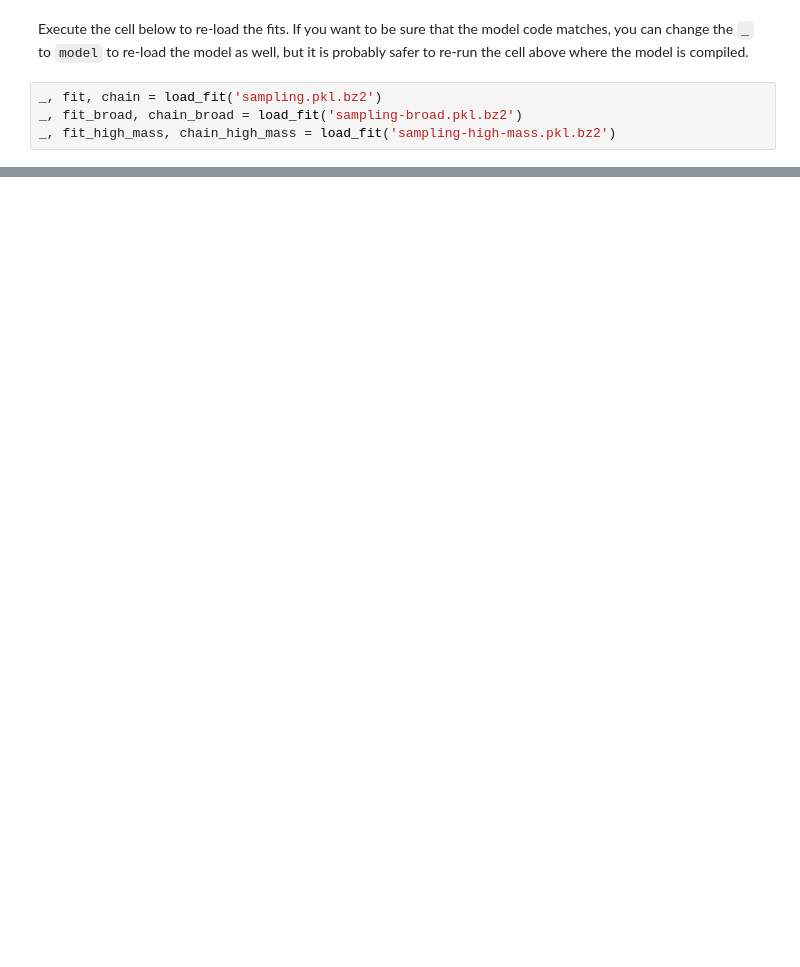
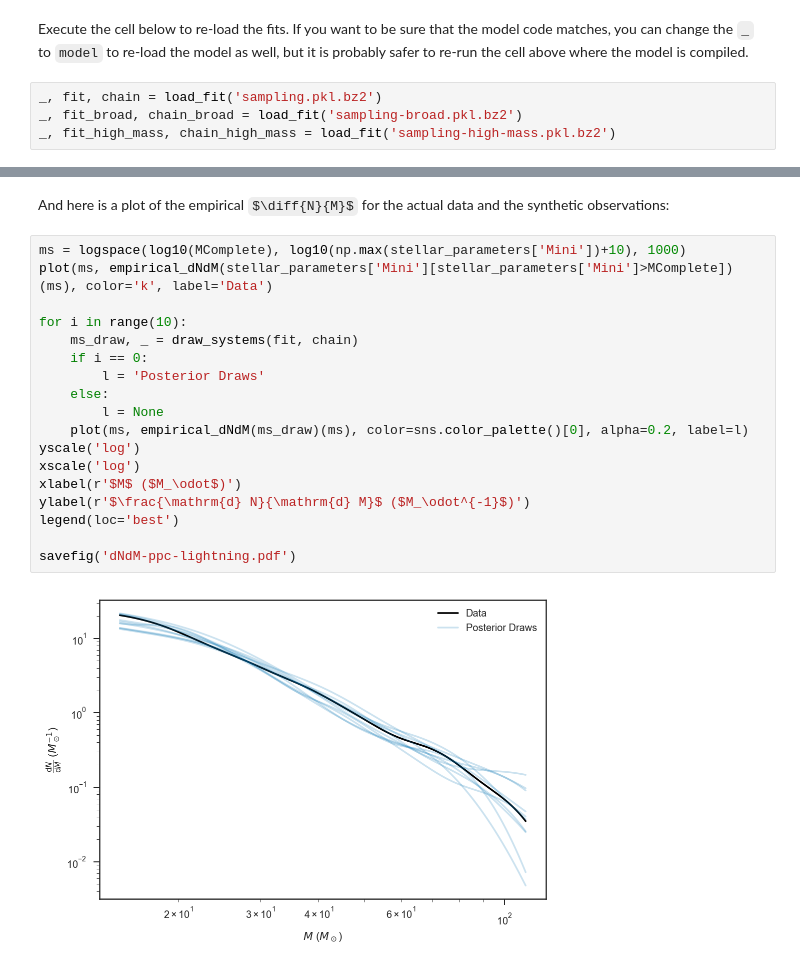
Before and after one commit to farr/30DorIMF, a Jupyter notebook: IMF.ipynb, the cells around one changed output, grey strips where cells are left out. Saved outputs shown, nothing was run; the diff lists cells and outputs as text; some formulas as TeX source; blank space fills up the shorter version.

```diff
--- a/IMF.ipynb
+++ b/IMF.ipynb
@@ -483,0 +560,22 @@ legend(loc='best')
+# %% [markdown]
+And here is a plot of the empirical $\diff{N}{M}$ for the actual data and the synthetic observations:
+# %%
+ms = logspace(log10(MComplete), log10(np.max(stellar_parameters['Mini'])+10), 1000)
+plot(ms, empirical_dNdM(stellar_parameters['Mini'][stellar_parameters['Mini']>MComplete])(ms), color='k', label='Data')
+
+for i in range(10):
+    ms_draw, _ = draw_systems(fit, chain)
+    if i == 0:
+        l = 'Posterior Draws'
+    else:
+        l = None
+    plot(ms, empirical_dNdM(ms_draw)(ms), color=sns.color_palette()[0], alpha=0.2, label=l)
+yscale('log')
+xscale('log')
+xlabel(r'$M$ ($M_\odot$)')
+ylabel(r'$\frac{\mathrm{d} N}{\mathrm{d} M}$ ($M_\odot^{-1}$)')
+legend(loc='best')
+
+savefig('dNdM-ppc-lightning.pdf')
+# %% [output]
+[figure, added]
```
Also changed, not shown: parts of 18 cells of this notebook, 7 other files.
